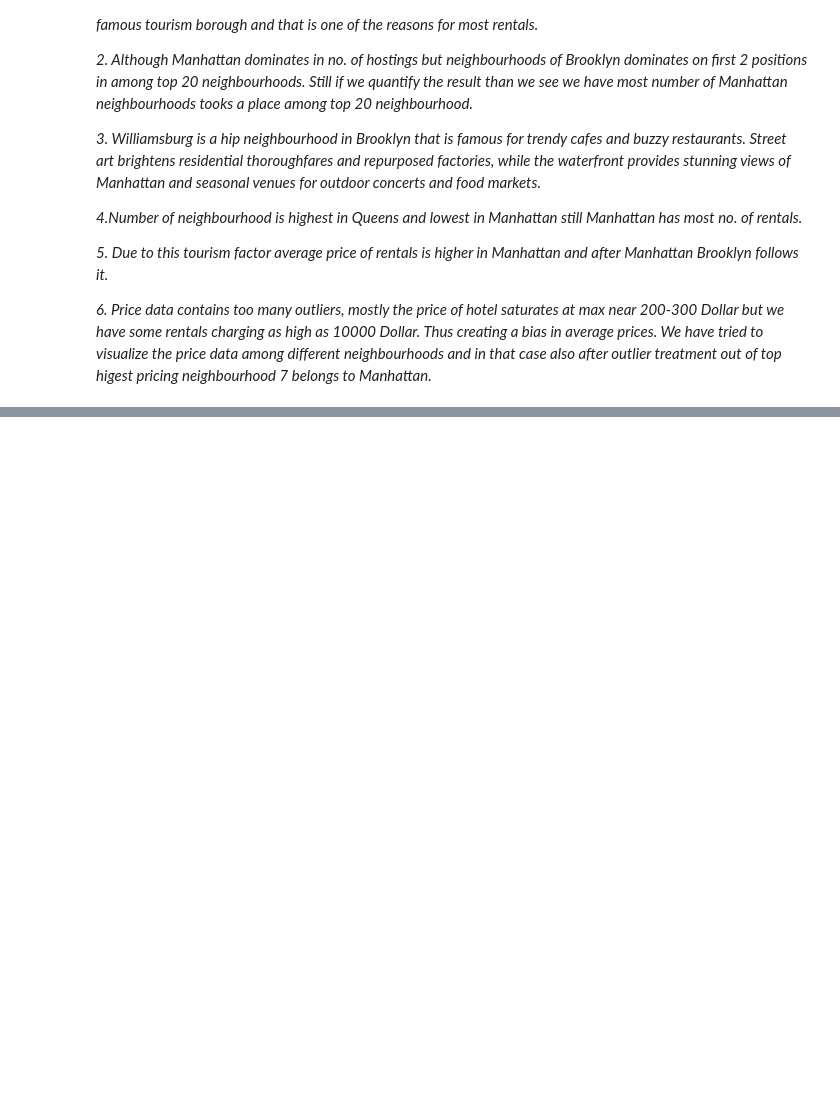
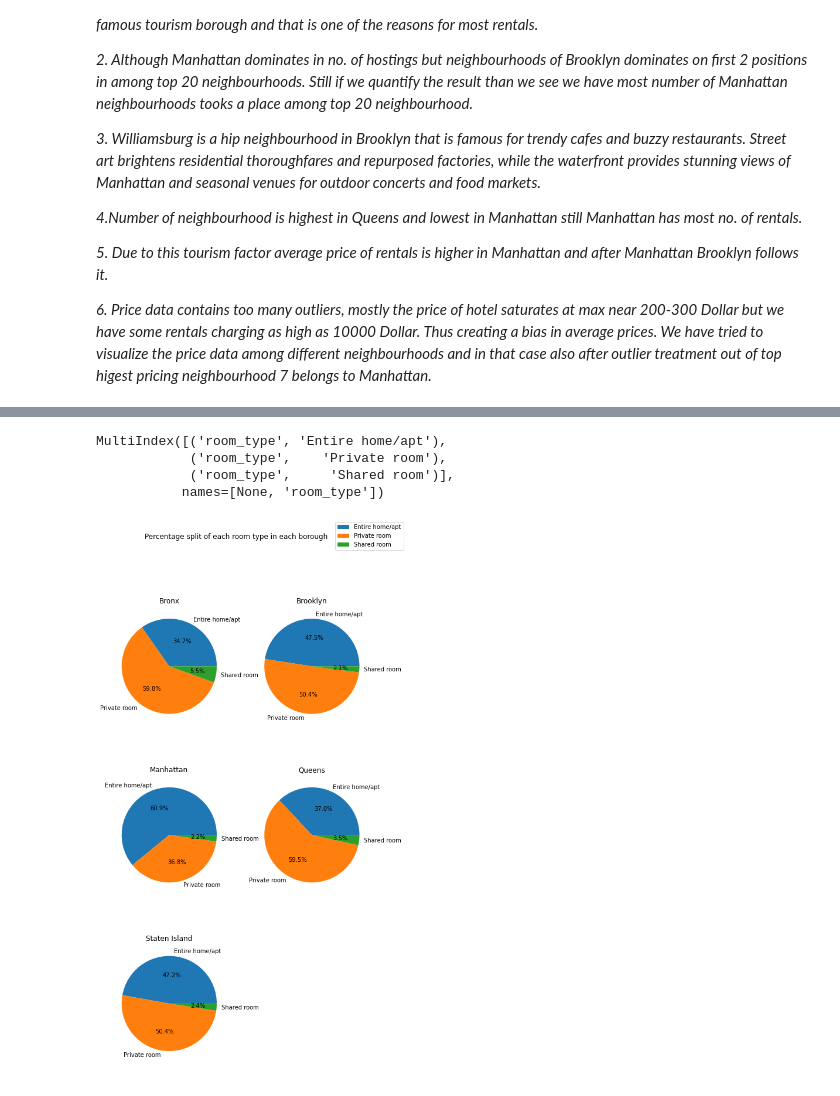
Before and after one commit to kiranmahara9600/AirbnbNYC_2019_Analysis, a Jupyter notebook: Airbnb_Bookings_Analysis.ipynb, the cells around one changed output, grey strips where cells are left out. Drawn from its saved outputs; the diff is of its cells as text; code cells hidden in the pictures; blank space fills up the shorter version.

```diff
--- a/Airbnb_Bookings_Analysis.ipynb
+++ b/Airbnb_Bookings_Analysis.ipynb
@@ -549,0 +577,7 @@ plt.show()
+# %%
+#----------------------Block 27----------------------------------
+
+#looking how room_types are divided in each borough
+roomtype_in_borough = airbnbNY_data.groupby(['borough','room_type']).agg({'room_type':'count'})
+roomtype_in_borough = roomtype_in_borough.unstack()  #to change wide table to a long table
+roomtype_in_borough
@@ -549,0 +593,31 @@ plt.show()
+# %%
+#----------------------Block 28----------------------------------
+
+roomtype_in_borough.columns  #checking for columns of above dataframe
+# %% [output]
+MultiIndex([('room_type', 'Entire home/apt'),
+            ('room_type',    'Private room'),
+            ('room_type',     'Shared room')],
+           names=[None, 'room_type'])
+# %%
+#----------------------Block 29----------------------------------
+
+#plotting the pie charts for each borough to get the percentage split visualization of different room types
+plt.rcParams['figure.figsize'] = (8, 15)  #defining figure
+fig, axes = plt.subplots(3,2)  #creating figure and multiple axes(3*2=6)
+fig.suptitle('Percentage split of each room type in each borough')  #to give a main title for all plots of 6 axes
+label=[]
+k=0
+for i in range(3):
+  label.append(roomtype_in_borough.columns[i][1])  #storing different room types in the list
+for i in range(3):
+  for j in range(2):
+    if i == 2 and j==1:
+      break
+    axes[i,j].pie(roomtype_in_borough.iloc[k],labels=label, autopct='%1.1f%%',radius=1)  #plotting pie chart for each borough in different axes
+    axes[i,j].set_title(list(roomtype_in_borough.index)[k])  #setting title as the name of borough for each pie plot
+    k=k+1
+plt.figlegend(label)  #to place a legend(room type) in the figure
+axes[2][1].set_axis_off()  #to turn off the axes[2][1]
+# %% [output]
+[figure, added]
```
Also changed, not shown: parts of 24 cells of this notebook.
